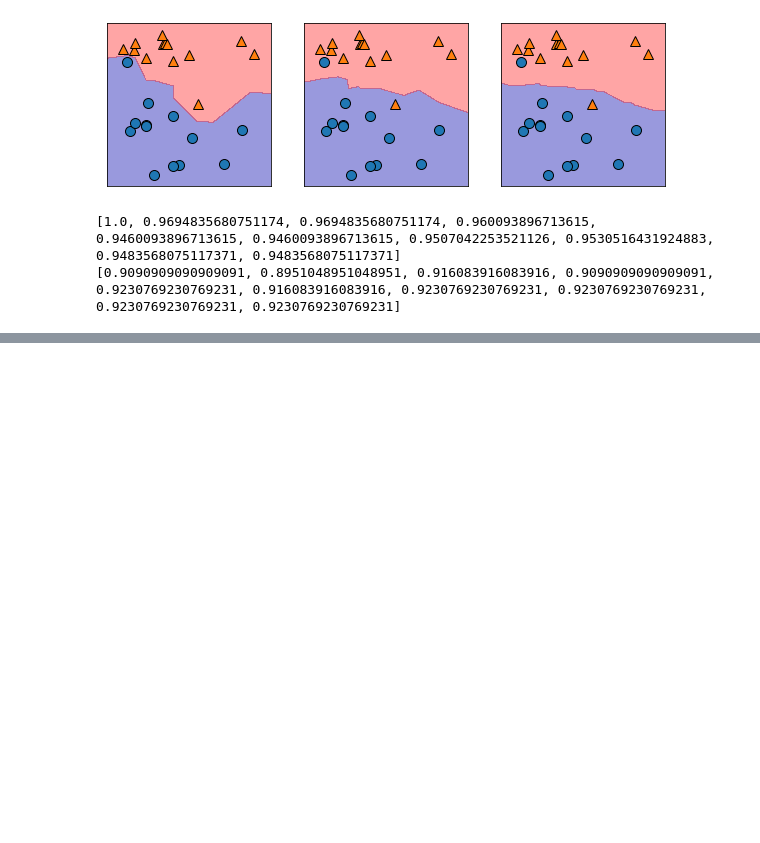
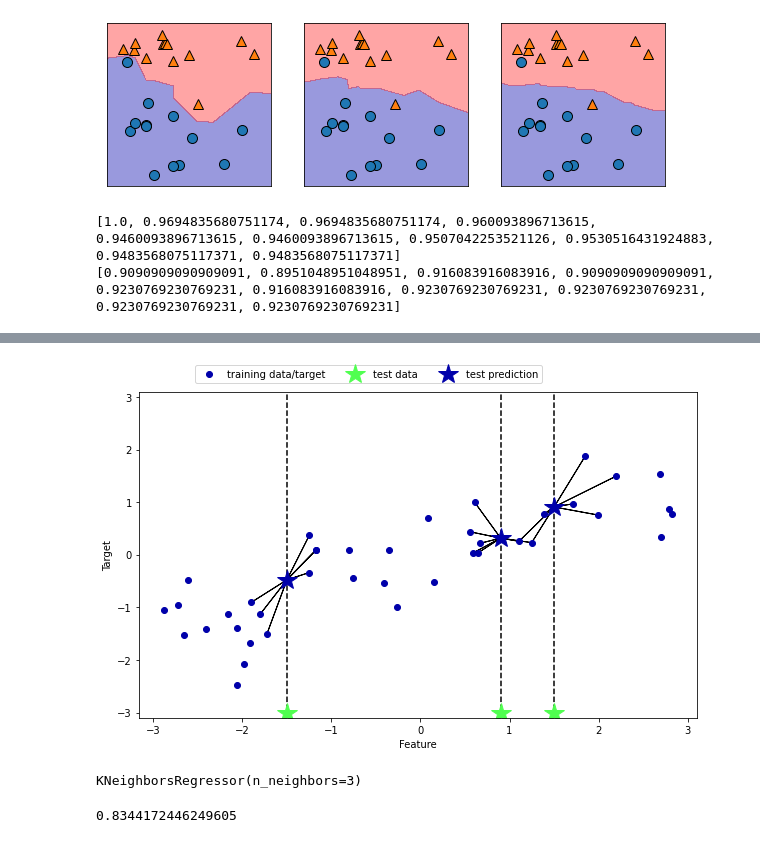
Before and after one commit to sucong2/ai-school-1, a Jupyter notebook: preprocessor_2.ipynb, the cells around one changed output, grey strips where cells are left out. Saved outputs shown, nothing was run; the diff lists cells and outputs as text; code cells hidden in the pictures; blank space fills up the shorter version.

```diff
--- a/preprocessor_2.ipynb
+++ b/preprocessor_2.ipynb
@@ -161,0 +179,18 @@ print(test_accuracy) #상향하다가 고점 찍고 하향
+# %%
+mglearn.plots.plot_knn_regression(n_neighbors=7)
+# %% [output]
+[figure, added]
+# %%
+from sklearn.neighbors import KNeighborsRegressor
+
+X,y = mglearn.datasets.make_wave(n_samples=40)
+X_train, X_test, y_train, y_test = train_test_split(X,y,random_state=0)
+reg = KNeighborsRegressor(n_neighbors=3)
+reg.fit(X_train, y_train)
+# %% [output]
+KNeighborsRegressor(n_neighbors=3)
+# %%
+reg.predict(X_test)
+reg.score(X_test, y_test)
+# %% [output]
+0.8344172446249605
```
Also changed, not shown: parts of 20 cells of this notebook.
